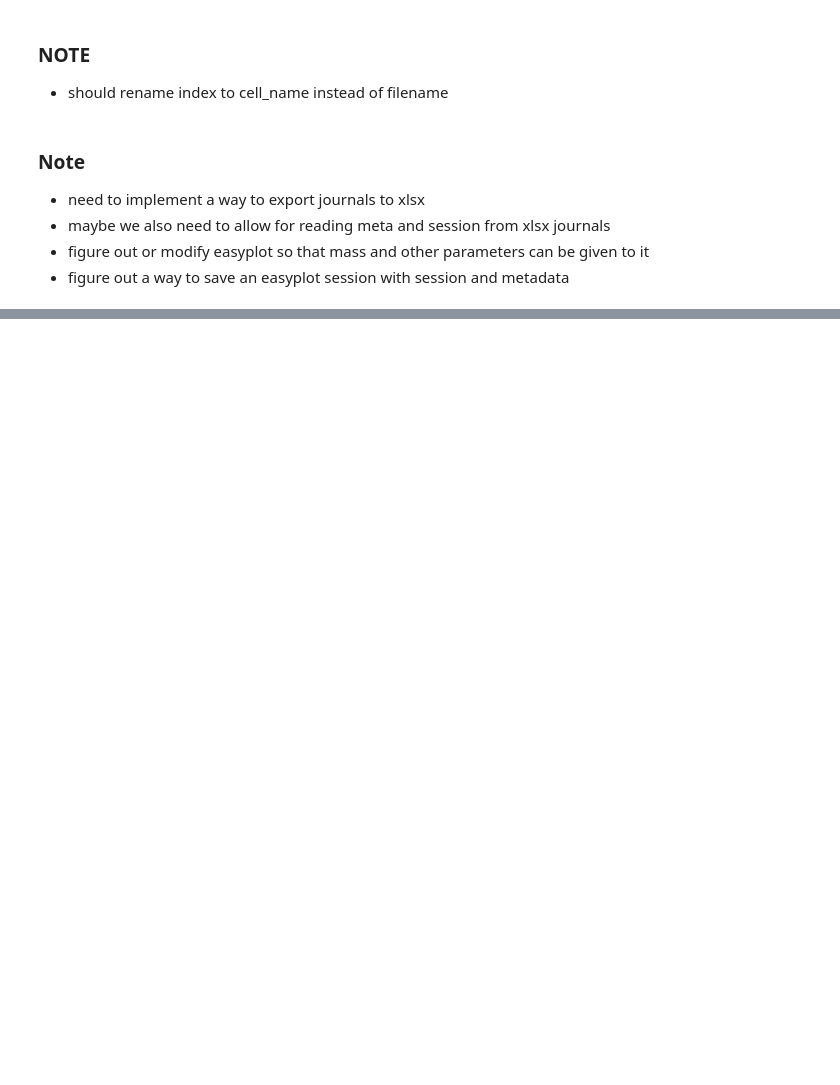
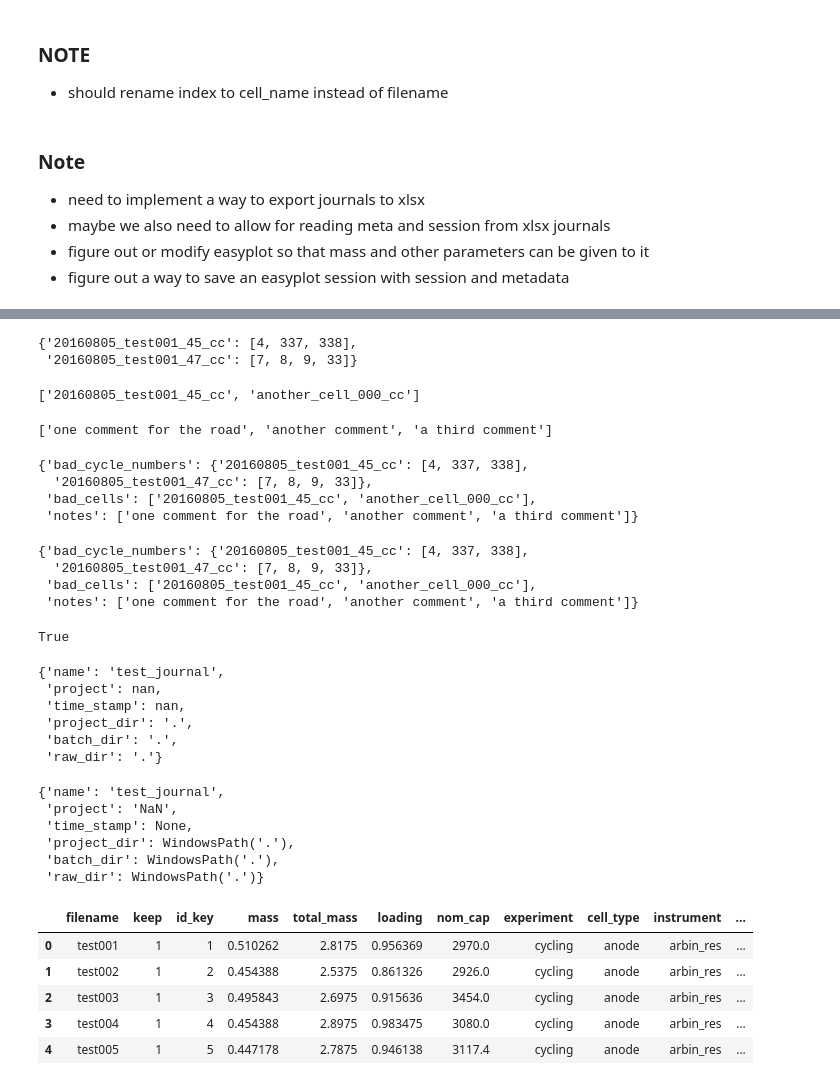
Before and after one commit to jepegit/cellpy, a Jupyter notebook: dev_utils/easyplot/EasyPlot_Dev.ipynb, the cells around one changed output, grey strips where cells are left out. Saved outputs shown, nothing was run; the diff lists cells and outputs as text; code cells hidden in the pictures; blank space fills up the shorter version.

```diff
--- a/dev_utils/easyplot/EasyPlot_Dev.ipynb
+++ b/dev_utils/easyplot/EasyPlot_Dev.ipynb
@@ -64,0 +240,16 @@ j.to_file(outfile, to_project_folder=False)
+# %%
+bcn2 = {l: list(sb["cycle_index"].values) for l, sb in session2["bad_cycle_number"].groupby("cell_name")}
+bcn2
+# %% [output]
+{'20160805_test001_45_cc': [4, 337, 338],
+ '20160805_test001_47_cc': [7, 8, 9, 33]}
+# %%
+bc2 = list(session2["bad_cells"].dropna().values.flatten())
+bc2
+# %% [output]
+['20160805_test001_45_cc', 'another_cell_000_cc']
+# %%
+n2 = list(session2["notes"].dropna().values.flatten())
+n2
+# %% [output]
+['one comment for the road', 'another comment', 'a third comment']
@@ -64,0 +262,18 @@ j.to_file(outfile, to_project_folder=False)
+# %%
+session0
+# %% [output]
+{'bad_cycle_numbers': {'20160805_test001_45_cc': [4, 337, 338],
+  '20160805_test001_47_cc': [7, 8, 9, 33]},
+ 'bad_cells': ['20160805_test001_45_cc', 'another_cell_000_cc'],
+ 'notes': ['one comment for the road', 'another comment', 'a third comment']}
+# %%
+session3
+# %% [output]
+{'bad_cycle_numbers': {'20160805_test001_45_cc': [4, 337, 338],
+  '20160805_test001_47_cc': [7, 8, 9, 33]},
+ 'bad_cells': ['20160805_test001_45_cc', 'another_cell_000_cc'],
+ 'notes': ['one comment for the road', 'another comment', 'a third comment']}
+# %%
+session0 == session3
+# %% [output]
+True
@@ -64,0 +288,28 @@ j.to_file(outfile, to_project_folder=False)
+# %%
+meta2 = df_meta2.to_dict()["value"]
+meta2
+# %% [output]
+{'name': 'test_journal',
+ 'project': nan,
+ 'time_stamp': nan,
+ 'project_dir': '.',
+ 'batch_dir': '.',
+ 'raw_dir': '.'}
+# %%
+meta
+# %% [output]
+{'name': 'test_journal',
+ 'project': 'NaN',
+ 'time_stamp': None,
+ 'project_dir': WindowsPath('.'),
+ 'batch_dir': WindowsPath('.'),
+ 'raw_dir': WindowsPath('.')}
+# %%
+pages2
+# %% [output]
+|  | filename | keep | id_key | mass | total_mass | loading | nom_cap | experiment | cell_type | instrument | ... |
+| 0 | test001 | 1 | 1 | 0.510262 | 2.8175 | 0.956369 | 2970.0 | cycling | anode | arbin_res | ... |
+| 1 | test002 | 1 | 2 | 0.454388 | 2.5375 | 0.861326 | 2926.0 | cycling | anode | arbin_res | ... |
+| 2 | test003 | 1 | 3 | 0.495843 | 2.6975 | 0.915636 | 3454.0 | cycling | anode | arbin_res | ... |
+| 3 | test004 | 1 | 4 | 0.454388 | 2.8975 | 0.983475 | 3080.0 | cycling | anode | arbin_res | ... |
+| 4 | test005 | 1 | 5 | 0.447178 | 2.7875 | 0.946138 | 3117.4 | cycling | anode | arbin_res | ... |
```
Also changed, not shown: parts of 33 cells of this notebook, 8 other files.
